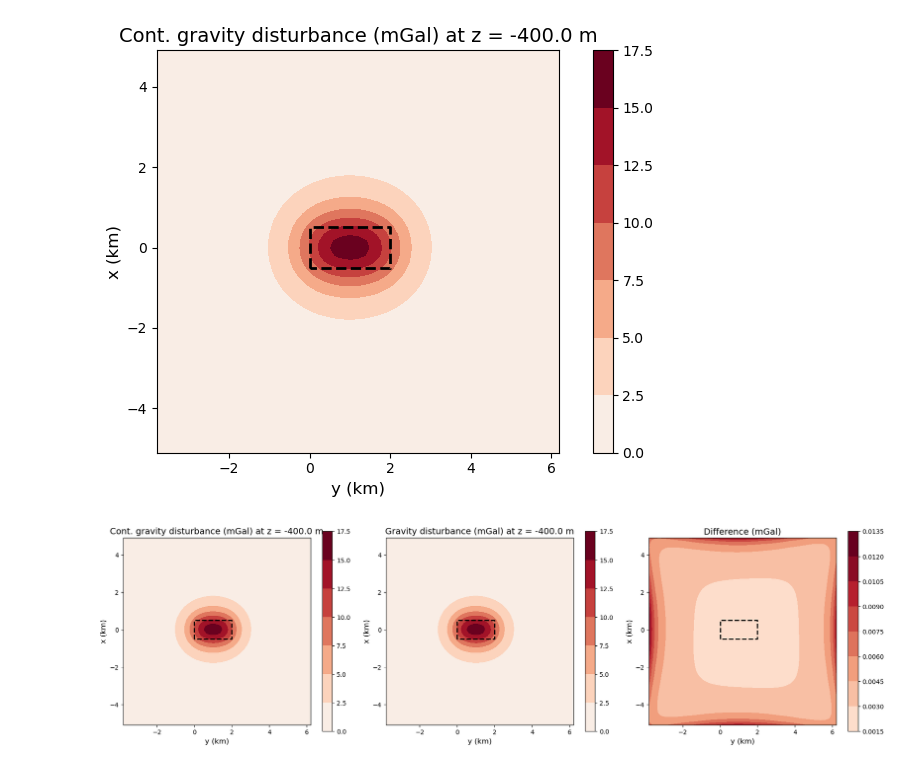
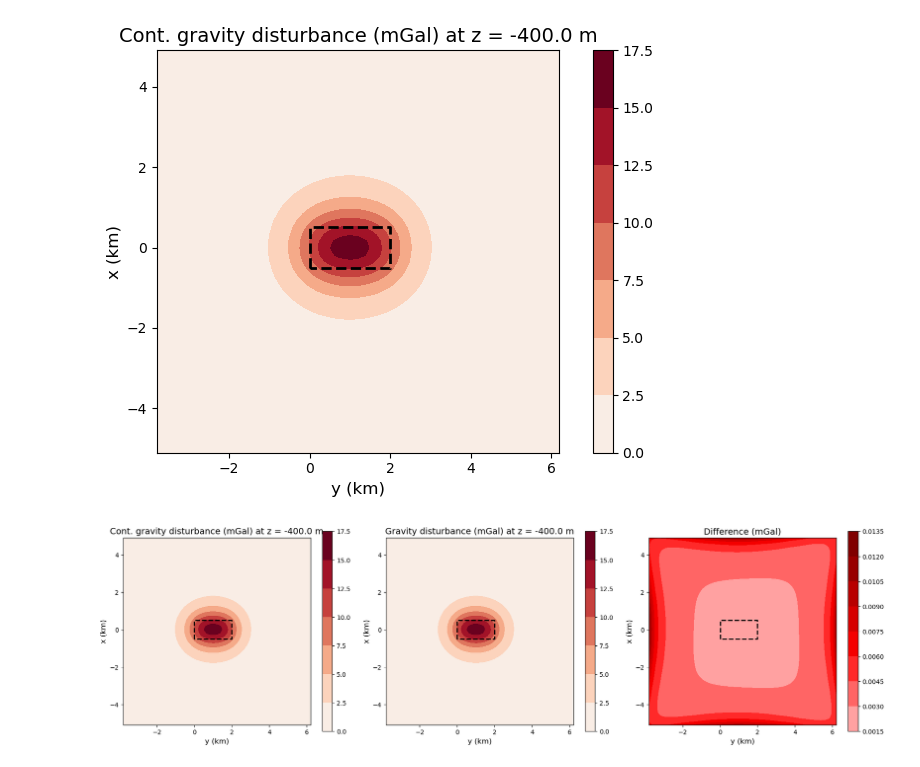
Before and after one commit to birocoles/gravmag, a Jupyter notebook: examples/continuation_Fourier.ipynb, the cells around one changed output. Drawn from its saved outputs; the diff is of its cells as text; code cells hidden in the pictures.

```diff
--- a/examples/continuation_Fourier.ipynb
+++ b/examples/continuation_Fourier.ipynb
@@ -116,7 +116,7 @@ coordinates_grid['z']
 # %% [output]
 -150
 # %%
-z_down = 100.
+z_down = 0.
 # %%
 coordinates_grid['z'] = z_down
 # %%
@@ -420,32 +420,32 @@ plt.contourf(
 plt.colorbar()
 plf.model_boundaries(model, m2km=True)
 plt.ylim(0.001*coordinates_grid['area'][0], 0.001*coordinates_grid['area'][1])
 plt.xlim(0.001*coordinates_grid['area'][2], 0.001*coordinates_grid['area'][3])
 plt.xlabel('y (km)', fontsize=12)
 plt.ylabel('x (km)', fontsize=12)
 
 plt.subplot(1,3,3)
 
 # set the same scale of the true field at z = 100 m
 bounds_diff = np.max(np.abs(difference_up))
 
 plt.title('Difference (mGal)', fontsize=14)
 plt.axis('scaled')
 plt.contourf(
     Y*0.001, X*0.001,
     difference_up,
-    cmap='RdBu_r',
+    cmap='seismic',
     vmin = -bounds_diff, vmax = bounds_diff
 )
 plt.colorbar()
 plf.model_boundaries(model, m2km=True)
 plt.ylim(0.001*coordinates_grid['area'][0], 0.001*coordinates_grid['area'][1])
 plt.xlim(0.001*coordinates_grid['area'][2], 0.001*coordinates_grid['area'][3])
 plt.xlabel('y (km)', fontsize=12)
 plt.ylabel('x (km)', fontsize=12)
 
 plt.tight_layout()
 
 plt.show()
 # %% [output]
-[figure, old version]
+[figure, new version]
```
Also changed, not shown: parts of 8 cells of this notebook, 3 other files.
